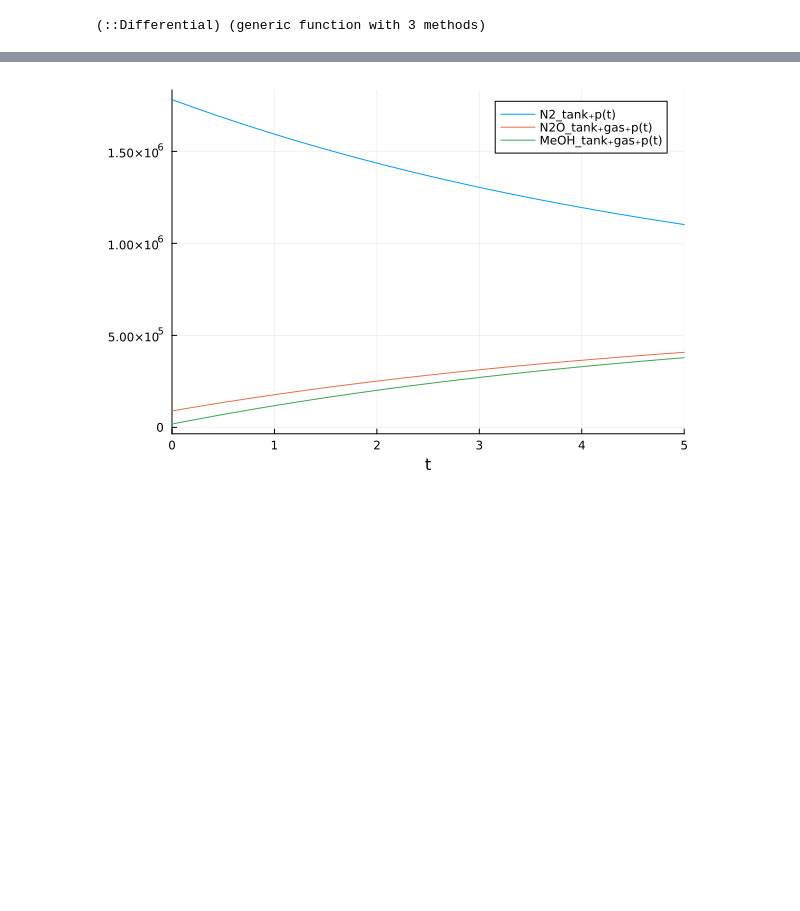
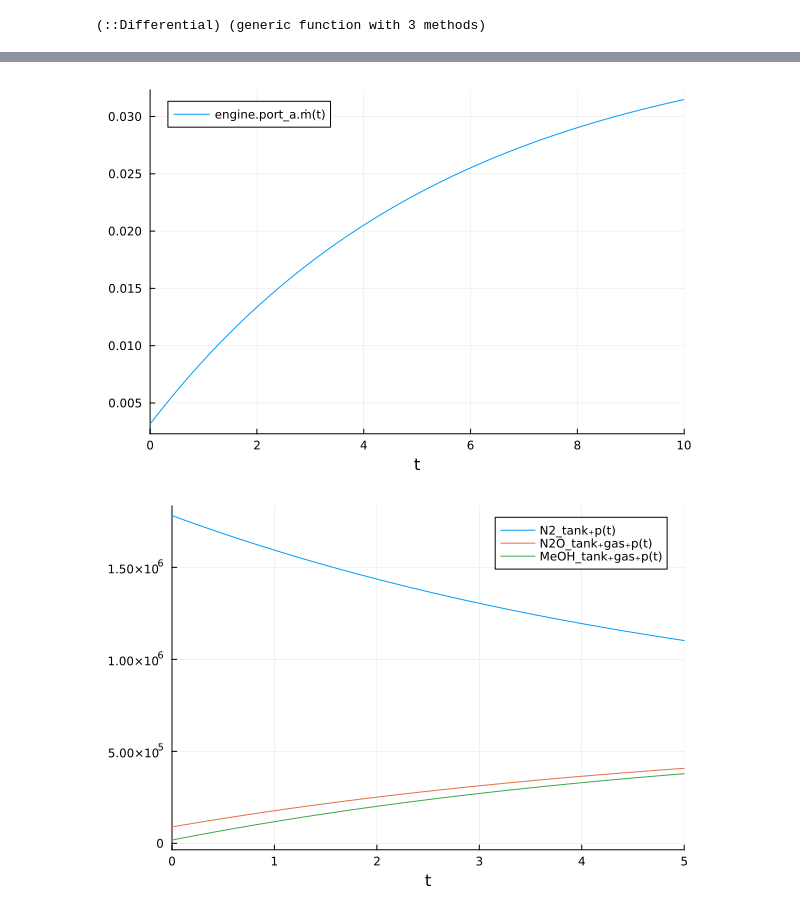
Before and after one commit to icl-rocketry/Bipropellant-Propulsion-System-Model, a Jupyter notebook: julia/main.ipynb, the cells around one changed output, grey strips where cells are left out. Drawn from its saved outputs; the diff is of its cells as text; code cells hidden in the pictures; blank space fills up the shorter version.

```diff
--- a/julia/main.ipynb
+++ b/julia/main.ipynb
@@ -249,3 +273,7 @@ plot(sol)
+# %%
+plot(sol, idxs = [engine.port_a.ṁ])
+# %% [output]
+[figure, added]
 # %%
 plot(sol, idxs = [N2_tank.p, N2O_tank.gas.p, MeOH_tank.gas.p])
 # %% [output]
```
Also changed, not shown: parts of 4 cells of this notebook.
